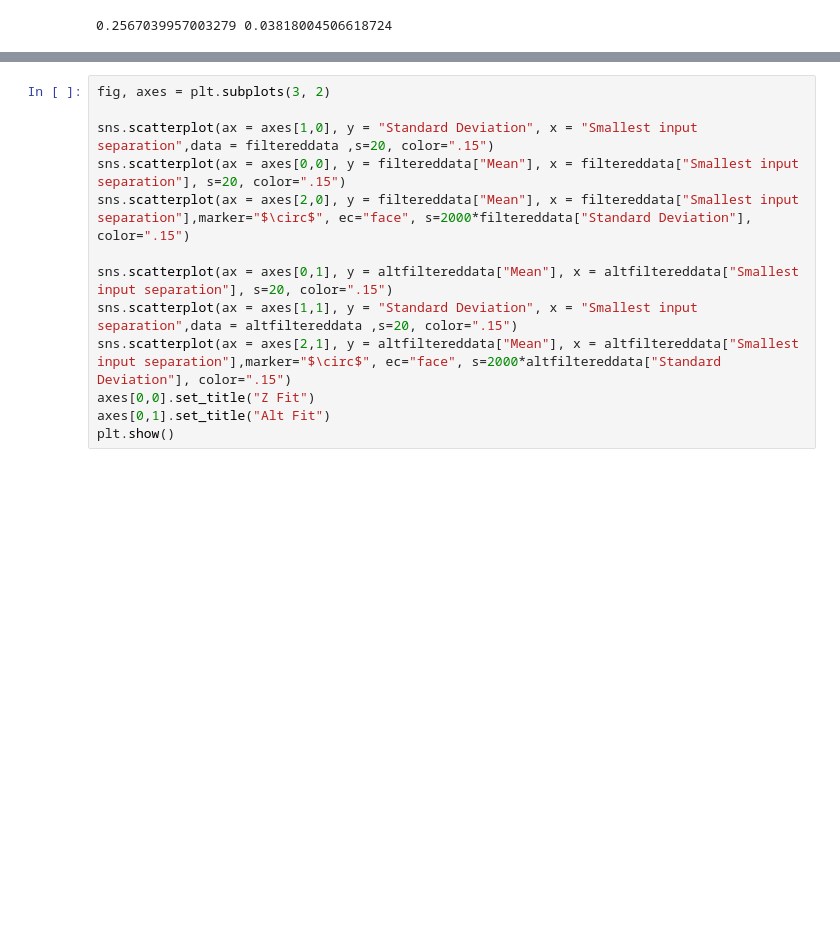
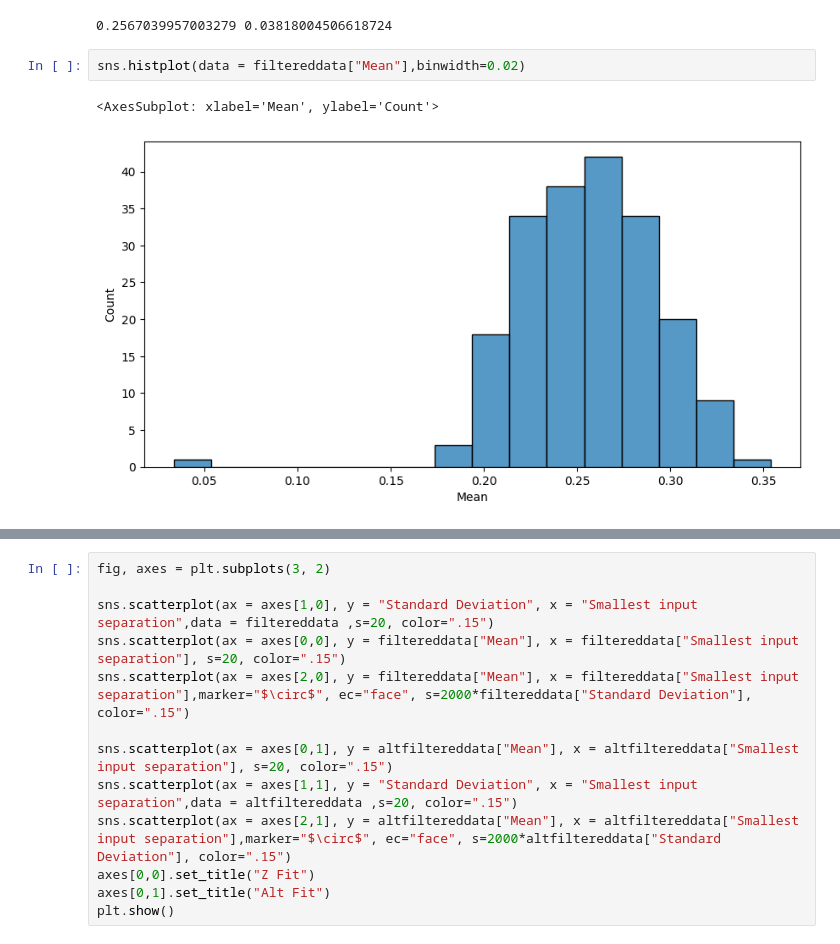
Before and after one commit to CJayRS/AlternateZFit, a Jupyter notebook: GraphingAltFit split.ipynb, the cells around one changed output, grey strips where cells are left out. Cells and saved outputs as stored; diff of their text form; blank space fills up the shorter version.

```diff
--- a/GraphingAltFit split.ipynb
+++ b/GraphingAltFit split.ipynb
@@ -200,3 +203,8 @@ alttotalstddev = np.std(altdf_filtered["z ffs at zero"])
 print(alttotalmean, alttotalstddev)
 # %% [output]
 0.2567039957003279 0.03818004506618724
+# %%
+sns.histplot(data = filtereddata["Mean"],binwidth=0.02)
+# %% [output]
+<AxesSubplot: xlabel='Mean', ylabel='Count'>
+[figure, added]
```
Also changed, not shown: parts of 5 cells of this notebook, 11 other files.
